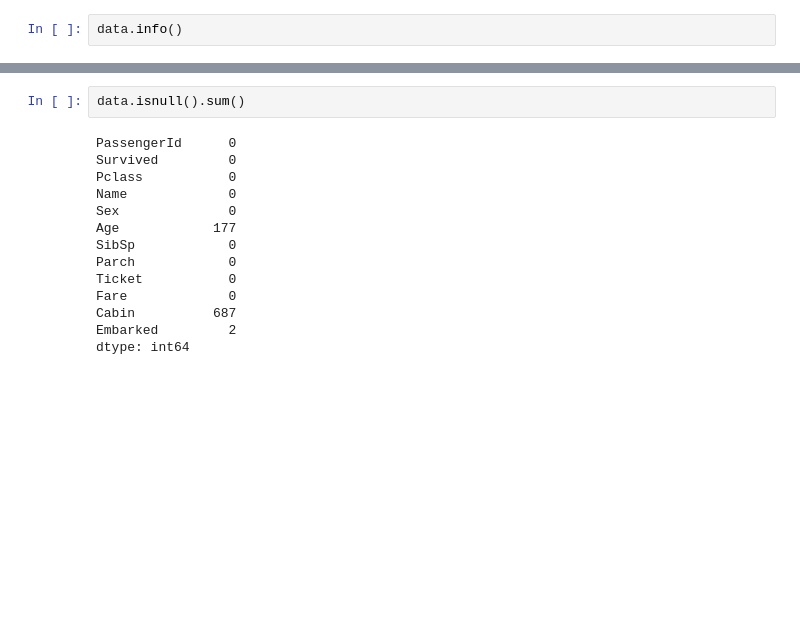
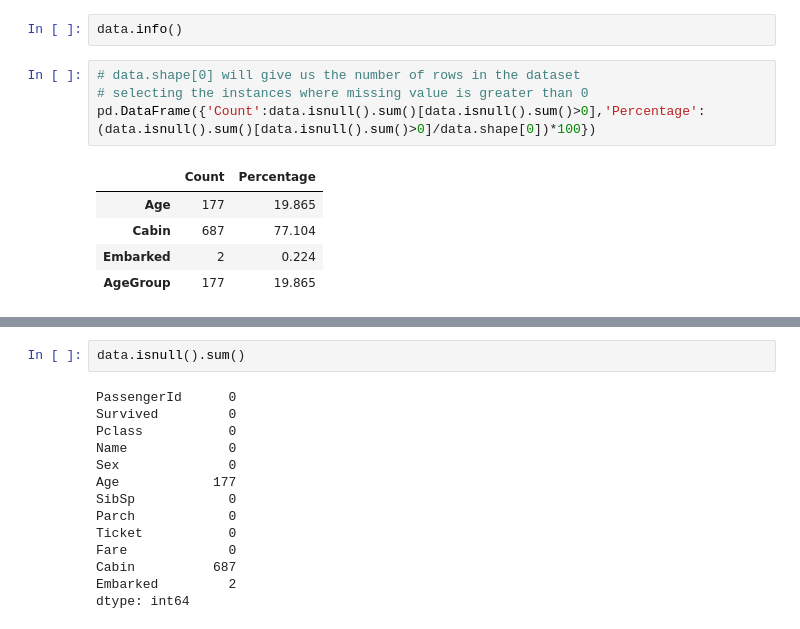
Before and after one commit to devopsopenshift/python, a Jupyter notebook: Exploratory-analysis/practise-quiz-4.ipynb, the cells around one changed output, grey strips where cells are left out. Cells and saved outputs as stored; diff of their text form; blank space fills up the shorter version.

Commit message:
missing value percentage

```diff
--- a/Exploratory-analysis/practise-quiz-4.ipynb
+++ b/Exploratory-analysis/practise-quiz-4.ipynb
@@ -41,6 +45,16 @@ data.describe(include='all').T
 | Embarked | 889 | 3 | S | 644 | NaN | NaN | NaN | NaN | NaN | NaN | NaN |
 # %%
 data.info()
+# %%
+# data.shape[0] will give us the number of rows in the dataset
+# selecting the instances where missing value is greater than 0
+pd.DataFrame({'Count':data.isnull().sum()[data.isnull().sum()>0],'Percentage':(data.isnull().sum()[data.isnull().sum()>0]/data.shape[0])*100})
+# %% [output]
+|  | Count | Percentage |
+| Age | 177 | 19.865 |
+| Cabin | 687 | 77.104 |
+| Embarked | 2 | 0.224 |
+| AgeGroup | 177 | 19.865 |
 # %%
 data.isnull().sum(axis=1).sum()
 # %% [output]
```
Also changed, not shown: parts of 2 cells of this notebook.
